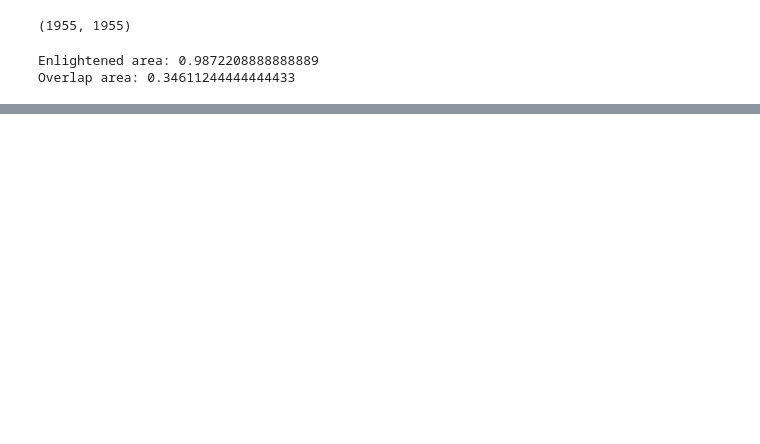
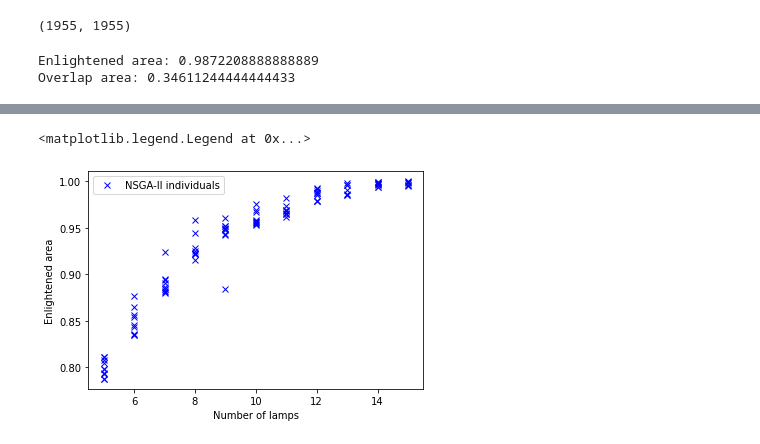
Before and after one commit to williamjizihe/INT21-CCEA, a Jupyter notebook: lamp.ipynb, the cells around one changed output, grey strips where cells are left out. Cells and saved outputs as stored; diff of their text form; code cells hidden in the pictures; blank space fills up the shorter version.

Commit message:
add NSGA2

```diff
--- a/lamp.ipynb
+++ b/lamp.ipynb
@@ -206,0 +242,38 @@ plot_lamps(final_pop[0].candidate, problem_size)
+# %%
+# The Evaluator
+def evaluator_lamp_multi_objective(candidates, args):
+    fitness = []
+    problem_size = args.get('problem_size', 4)
+    grid_size = args.get('grid_size', 1000)
+    lamp_grid = args.get('lamp_grid')
+
+    for candidate in candidates:
+        enlightened_area, _ = calculate_areas(candidate, grid_size, problem_size, lamp_grid)
+        fitness.append(inspyred.ec.emo.Pareto( [-len(candidate), enlightened_area] ))
+    return fitness
+# %%
+rand = random.Random()
+rand.seed(39)
+nsga2 = inspyred.ec.emo.NSGA2(rand)
+nsga2.terminator = inspyred.ec.terminators.evaluation_termination
+nsga2.variator = [my_crossover,
+                  mutate_lamp]
+nsga2.observer = observer_lamp
+# %%
+problem_size = 5
+grid_size = 1500
+lamp_grid = create_lamp_grid(grid_size, problem_size)
+# %%
+final_pareto_front = nsga2.evolve(generator = generator_lamp,
+                                  evaluator = evaluator_lamp_multi_objective,
+                                  pop_size = 100,
+                                  bounder = bound_lamp,
+                                  max_evaluations = 5000,
+                                  num_selected = 100,
+                                  crossover_rate = 1,
+                                  mutation_rate = 0.8,
+                                  # Custom args
+                                  problem_size = problem_size,
+                                  grid_size = grid_size,
+                                  lamp_grid = lamp_grid)
+print('Terminated due to {0}.'.format(nsga2.termination_cause))
@@ -206,0 +298,10 @@ plot_lamps(final_pop[0].candidate, problem_size)
+# %%
+x_nsga2 = [ -individual.fitness[0] for individual in final_pareto_front ]
+y_nsga2 = [ individual.fitness[1] for individual in final_pareto_front ]
+plt.plot(x_nsga2, y_nsga2, 'bx', label="NSGA-II individuals")
+plt.xlabel("Number of lamps")
+plt.ylabel("Enlightened area")
+plt.legend(loc="best")
+# %% [output]
+<matplotlib.legend.Legend at 0x...>
+[figure, added]
```
Also changed, not shown: parts of 20 cells of this notebook, 1 other file.
